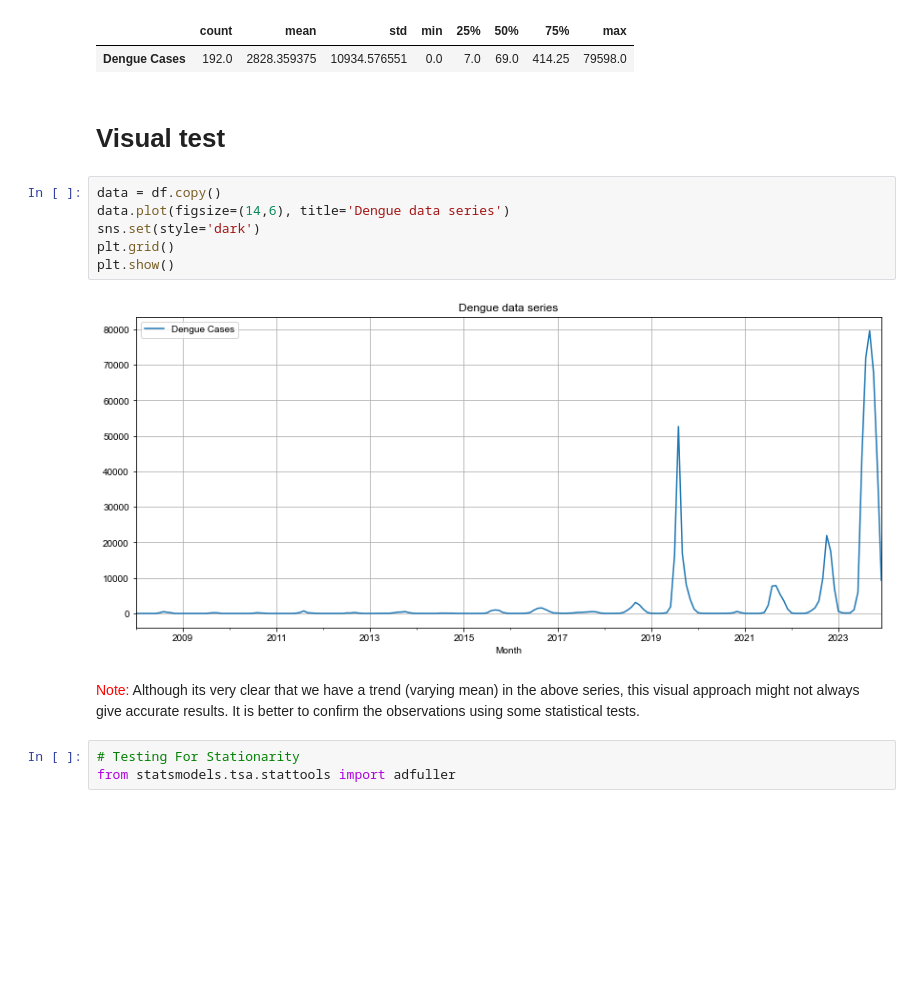
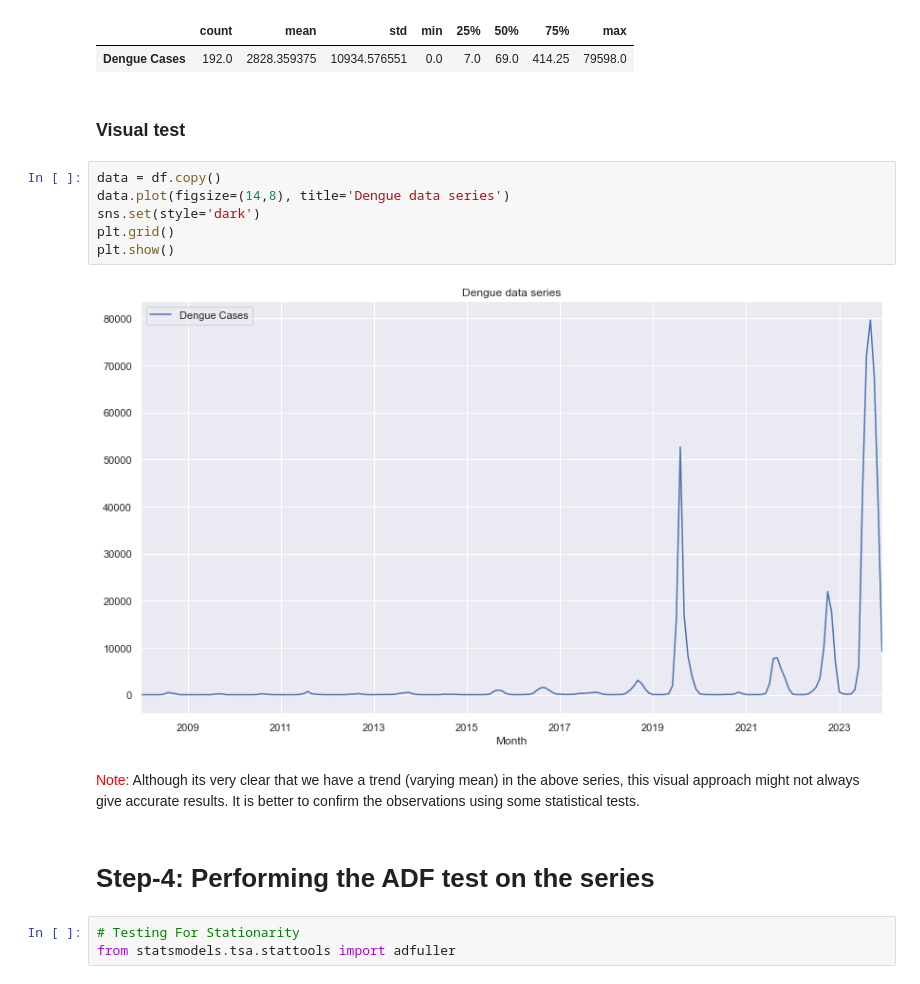
Before and after one commit to Rasel-25/Book-s-Code, a Jupyter notebook: Python for Data Analysis/Dengue Cases Forecasting.ipynb, the cells around one changed output. Saved outputs shown, nothing was run; the diff lists cells and outputs as text; blank space fills up the shorter version.

Commit message:
Dengue

```diff
--- a/Python for Data Analysis/Dengue Cases Forecasting.ipynb
+++ b/Python for Data Analysis/Dengue Cases Forecasting.ipynb
@@ -65,17 +65,19 @@ df.describe().T
 |  | count | mean | std | min | 25% | 50% | 75% | max |
 | Dengue Cases | 192.0 | 2828.359375 | 10934.576551 | 0.0 | 7.0 | 69.0 | 414.25 | 79598.0 |
 # %% [markdown]
-# Visual test
+### Visual test
 # %%
 data = df.copy()
-data.plot(figsize=(14,6), title='Dengue data series')
+data.plot(figsize=(14,8), title='Dengue data series')
 sns.set(style='dark')
 plt.grid()
 plt.show()
 # %% [output]
-[figure, old version]
+[figure, new version]
 # %% [markdown]
 <font color ='red'>Note: </font> Although its very clear that we have a trend (varying mean) in the above series, this visual approach might not always give accurate results. It is better to confirm the observations using some statistical tests.
+# %% [markdown]
+# Step-4: Performing the ADF test on the series
 # %%
 # Testing For Stationarity
 from statsmodels.tsa.stattools import adfuller
```
Also changed, not shown: parts of 18 cells of this notebook, 1 other file.
